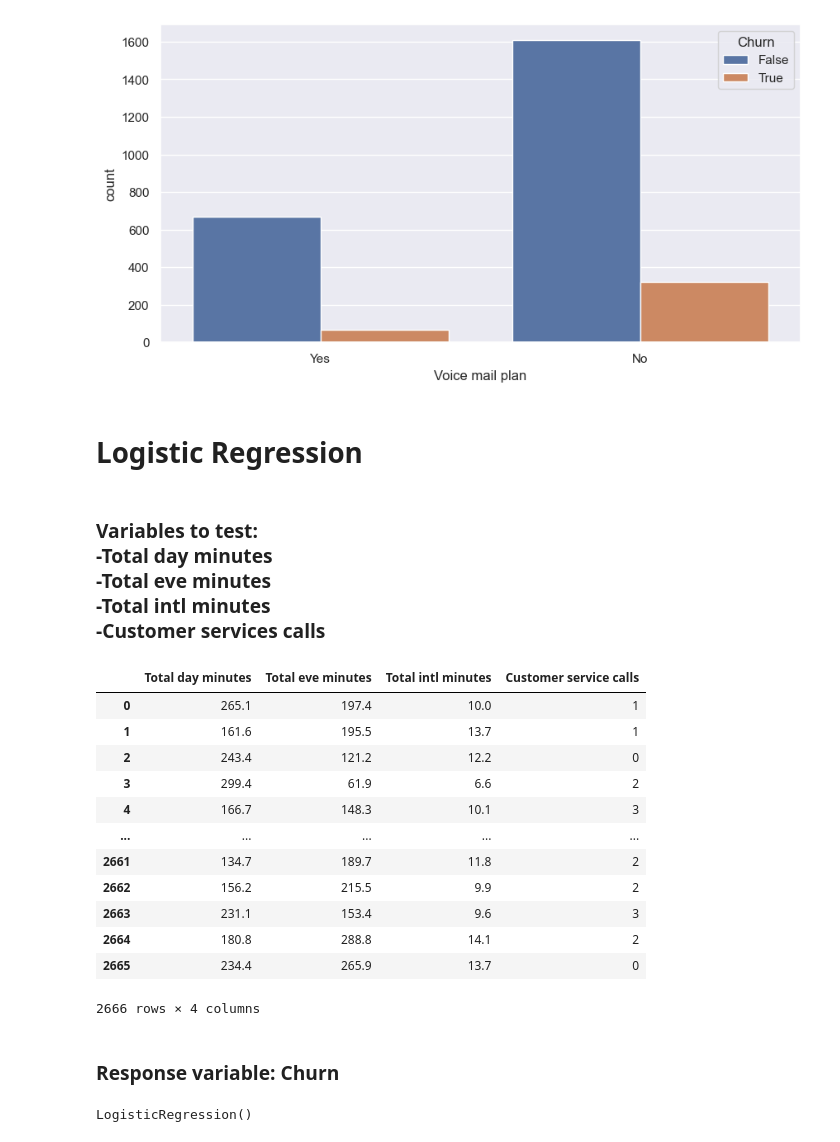
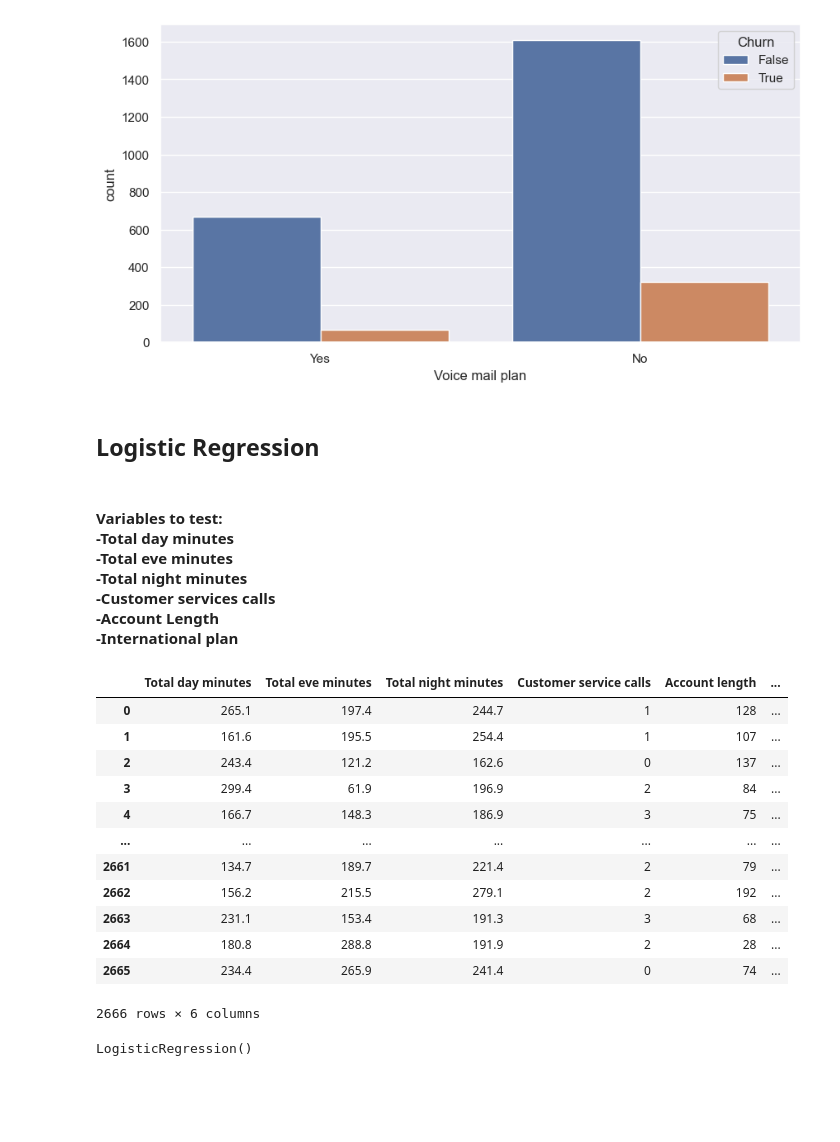
Before and after one commit to chuaqindi/sc1015-miniproject, a Jupyter notebook: logistic_regression.ipynb, the cells around one changed output. Saved outputs shown, nothing was run; the diff lists cells and outputs as text; code cells hidden in the pictures; blank space fills up the shorter version.

```diff
--- a/logistic_regression.ipynb
+++ b/logistic_regression.ipynb
@@ -194,26 +195,28 @@ sb.countplot( x = data['Voice mail plan'], hue = data['Churn'] )
 <Axes: xlabel='Voice mail plan', ylabel='count'>
 [figure]
 # %% [markdown]
-# Logistic Regression
+## Logistic Regression
 # %% [markdown]
-### Variables to test: <br>-Total day minutes  <br>-Total eve minutes<br>-Total intl minutes <br>-Customer services calls
+#### Variables to test: <br>-Total day minutes  <br>-Total eve minutes<br>-Total night minutes <br>-Customer services calls <br>-Account Length <br>-International plan
+# %%
+intl_plan = data['International plan'].copy(deep = True)
+intl_plan = intl_plan.map({'Yes':1,'No':0})
+data['International plan'] = intl_plan
 # %%
-col = pd.DataFrame(data[['Total day minutes' , 'Total eve minutes' , 'Total intl minutes', "Customer service calls"]])
+col = pd.DataFrame(data[['Total day minutes' , 'Total eve minutes' , 'Total night minutes', 'Customer service calls', 'Account length','International plan']])
 col
 # %% [output]
-|  | Total day minutes | Total eve minutes | Total intl minutes | Customer service calls |
-| 0 | 265.1 | 197.4 | 10.0 | 1 |
-| 1 | 161.6 | 195.5 | 13.7 | 1 |
-| 2 | 243.4 | 121.2 | 12.2 | 0 |
-| 3 | 299.4 | 61.9 | 6.6 | 2 |
-| 4 | 166.7 | 148.3 | 10.1 | 3 |
-| ... | ... | ... | ... | ... |
-| 2661 | 134.7 | 189.7 | 11.8 | 2 |
-| 2662 | 156.2 | 215.5 | 9.9 | 2 |
-| 2663 | 231.1 | 153.4 | 9.6 | 3 |
-| 2664 | 180.8 | 288.8 | 14.1 | 2 |
-| 2665 | 234.4 | 265.9 | 13.7 | 0 |
+|  | Total day minutes | Total eve minutes | Total night minutes | Customer service calls | Account length | ... |
+| 0 | 265.1 | 197.4 | 244.7 | 1 | 128 | ... |
+| 1 | 161.6 | 195.5 | 254.4 | 1 | 107 | ... |
+| 2 | 243.4 | 121.2 | 162.6 | 0 | 137 | ... |
+| 3 | 299.4 | 61.9 | 196.9 | 2 | 84 | ... |
+| 4 | 166.7 | 148.3 | 186.9 | 3 | 75 | ... |
+| ... | ... | ... | ... | ... | ... | ... |
+| 2661 | 134.7 | 189.7 | 221.4 | 2 | 79 | ... |
+| 2662 | 156.2 | 215.5 | 279.1 | 2 | 192 | ... |
+| 2663 | 231.1 | 153.4 | 191.3 | 3 | 68 | ... |
+| 2664 | 180.8 | 288.8 | 191.9 | 2 | 28 | ... |
+| 2665 | 234.4 | 265.9 | 241.4 | 0 | 74 | ... |
-2666 rows × 4 columns
+2666 rows × 6 columns
-# %% [markdown]
-### Response variable: Churn
 # %%
```
Also changed, not shown: parts of 25 cells of this notebook, 1 other file.
